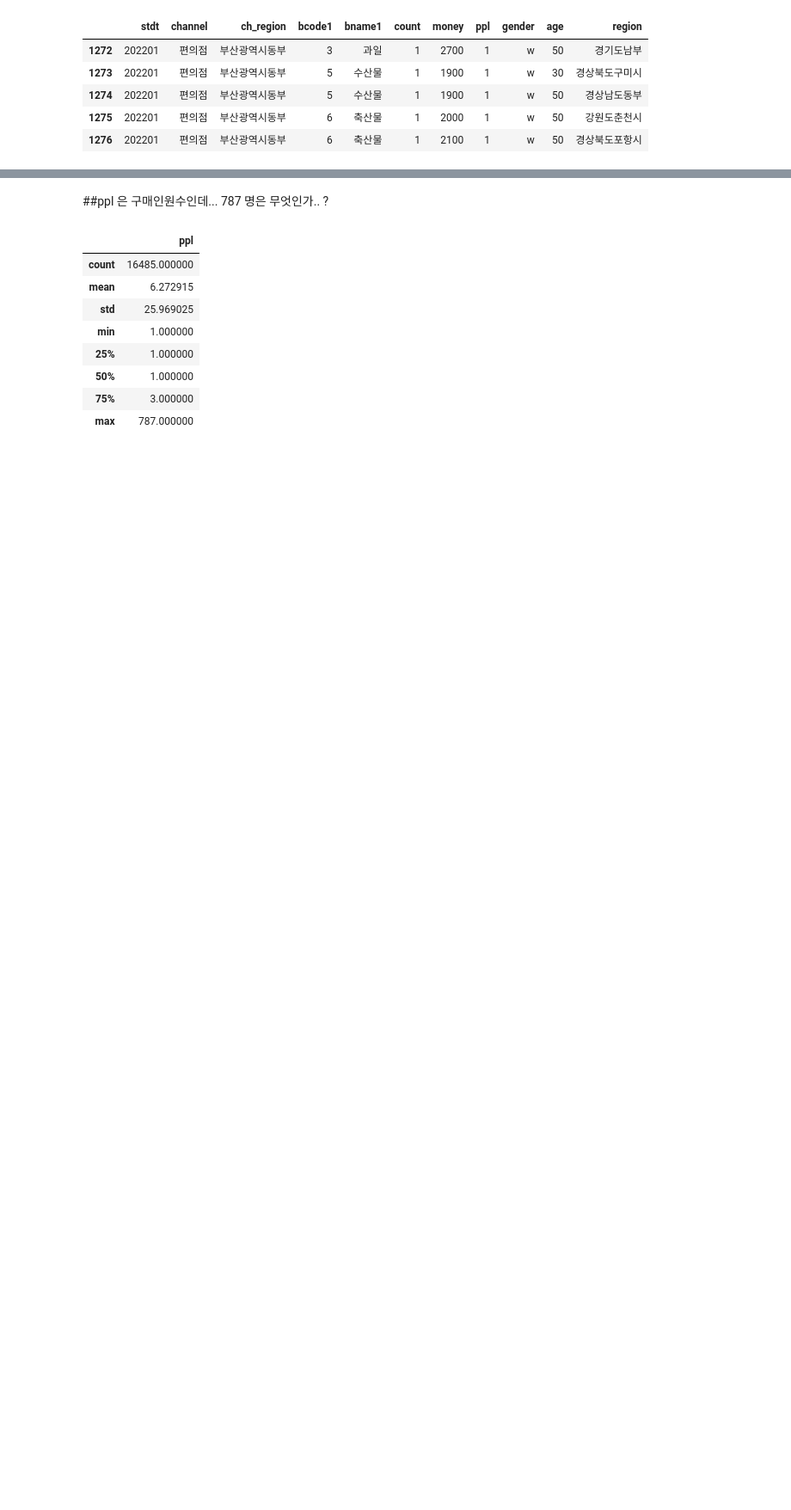
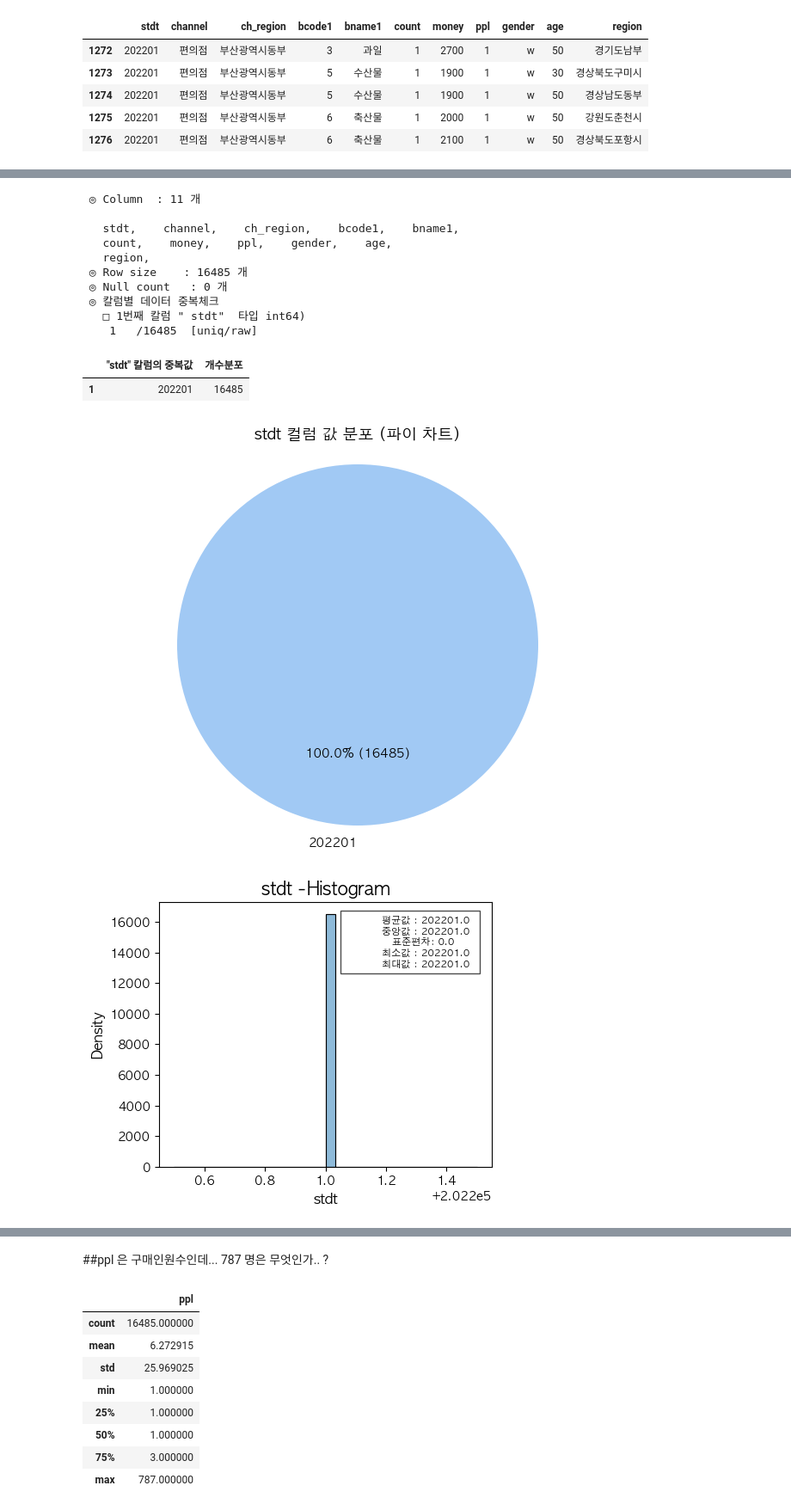
Before and after one commit to CodeArt-Team/MLcompetetion, a Jupyter notebook: 공모전/(5).DIVE해커톤_codart/hackerthone_lotte.ipynb, the cells around one changed output, grey strips where cells are left out. Shown at 86% size. Drawn from its saved outputs; the diff is of its cells as text; code cells hidden in the pictures; blank space fills up the shorter version.

```diff
--- a/공모전/(5).DIVE해커톤_codart/hackerthone_lotte.ipynb
+++ b/공모전/(5).DIVE해커톤_codart/hackerthone_lotte.ipynb
@@ -159,0 +166,17 @@ feeature_outlier_graph(train,target_col='gender')
+# %%
+DataPreprocessing.dataInfo2(train)
+# %% [output]
+ ◎ Column  : 11 개
+
+   stdt,    channel,    ch_region,    bcode1,    bname1,
+   count,    money,    ppl,    gender,    age,
+   region,
+ ◎ Row size    : 16485 개
+ ◎ Null count   : 0 개
+ ◎ 칼럼별 데이터 중복체크
+   □ 1번째 칼럼 " stdt"  타입 int64)
+    1   /16485  [uniq/raw]
+|  | "stdt" 칼럼의 중복값 | 개수분포 |
+| 1 | 202201 | 16485 |
+[figure, added]
+[figure, added]
```
Also changed, not shown: parts of 28 cells of this notebook, 1 other file.
